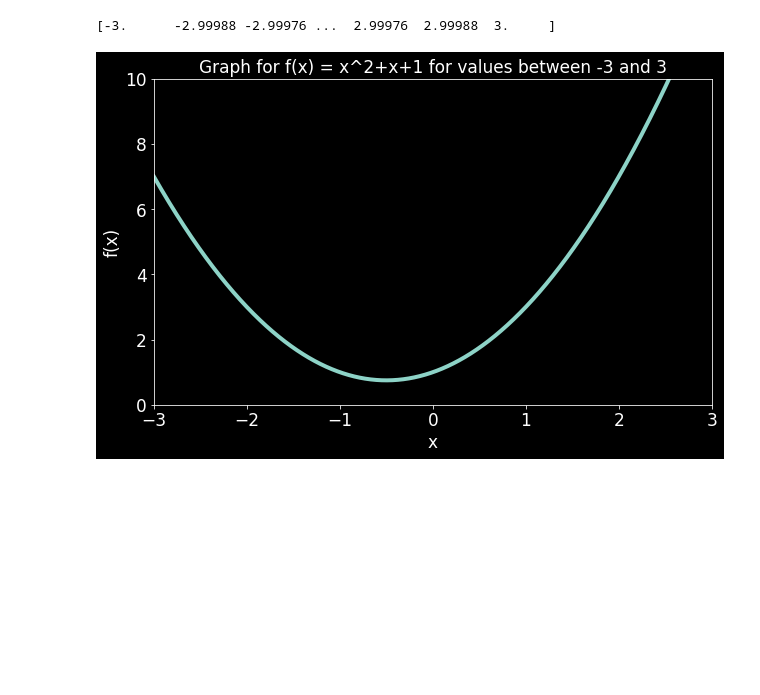
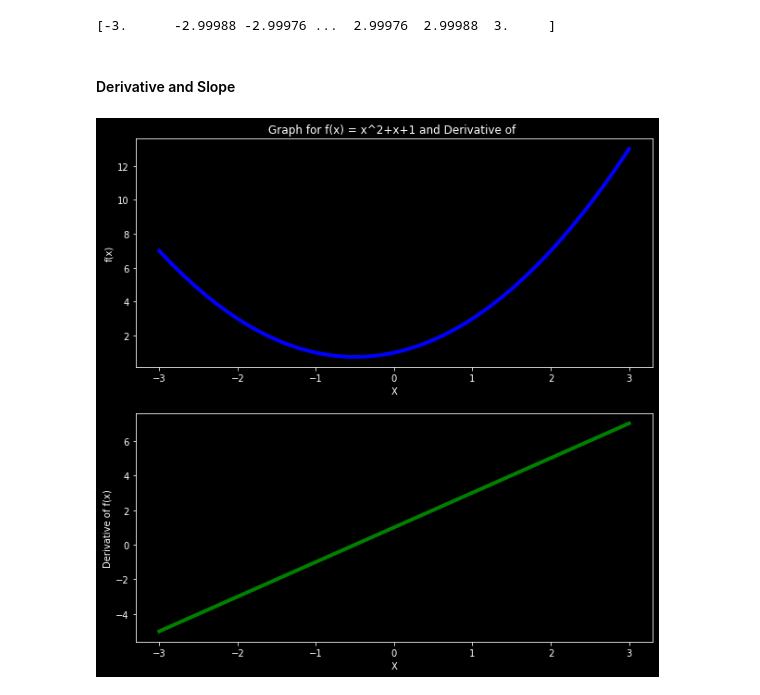
Before and after one commit to DKMalungu/ml_practice, a Jupyter notebook: optimization_gradient_descent_algorithm/gradient_descent_reading.ipynb, the cells around one changed output. Saved outputs shown, nothing was run; the diff lists cells and outputs as text; code cells hidden in the pictures; blank space fills up the shorter version.

Commit message:
update: slope and derivative function

```diff
--- a/optimization_gradient_descent_algorithm/gradient_descent_reading.ipynb
+++ b/optimization_gradient_descent_algorithm/gradient_descent_reading.ipynb
@@ -17,10 +17,16 @@ x_1 = np.linspace(start=-3, stop=3, num=50000)
 print(x_1)
 # %% [output]
 [-3.      -2.99988 -2.99976 ...  2.99976  2.99988  3.     ]
+# %%
+def df(x):
+    return 2*x+1
+# %% [markdown]
+#### Derivative and Slope
 # %%
 # Plot
 plt.figure(figsize=(10, 6))
 plt.plot(x_1, f(x_1), linewidth=4)
+plt.plot(x_1, df(x_1), color='b')
 plt.xlim(-3, 3)
 plt.xticks(fontsize=17)
 plt.xlabel("x", fontsize=17)
@@ -30,5 +36,23 @@ plt.ylabel("f(x)", fontsize=17)
 plt.title("Graph for f(x) = x^2+x+1 for values between -3 and 3", fontsize=17)
 plt.style.use('dark_background')
 plt.show()
-# %% [output]
-[figure, removed]
+# %%
+# First Method
+plt.figure(figsize=[10, 10])
+
+# COST Function
+# (Row, Column, Position)
+plt.subplot(2, 1, 1)
+plt.plot(x_1, f(x_1), linewidth=4, color='b')
+plt.title("Graph for f(x) = x^2+x+1 and Derivative of ")
+plt.ylabel("f(x)")
+plt.xlabel("X")
+
+plt.subplot(2, 1, 2)
+plt.plot(x_1, df(x_1), linewidth=4, color='g')
+plt.ylabel("Derivative of f(x)")
+plt.xlabel("X")
+plt.style.use("dark_background")
+plt.show()
+# %% [output]
+[figure, added]
```
Also changed, not shown: parts of 1 cell of this notebook.
